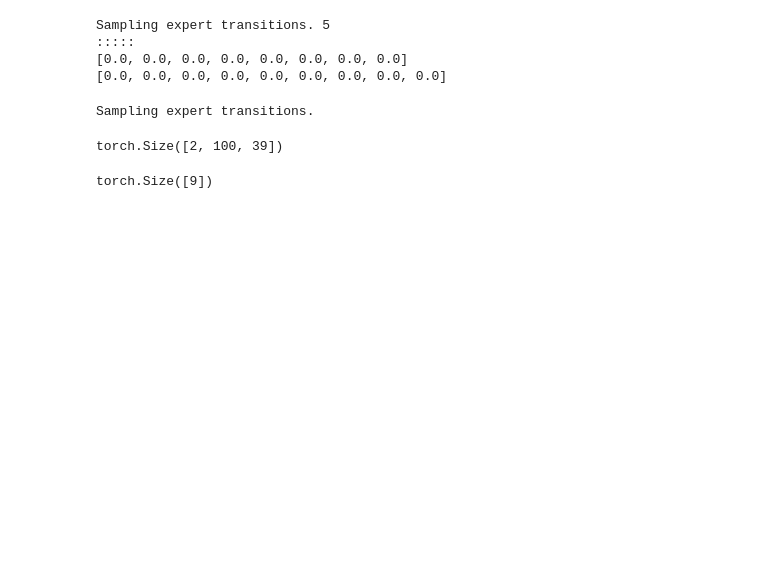
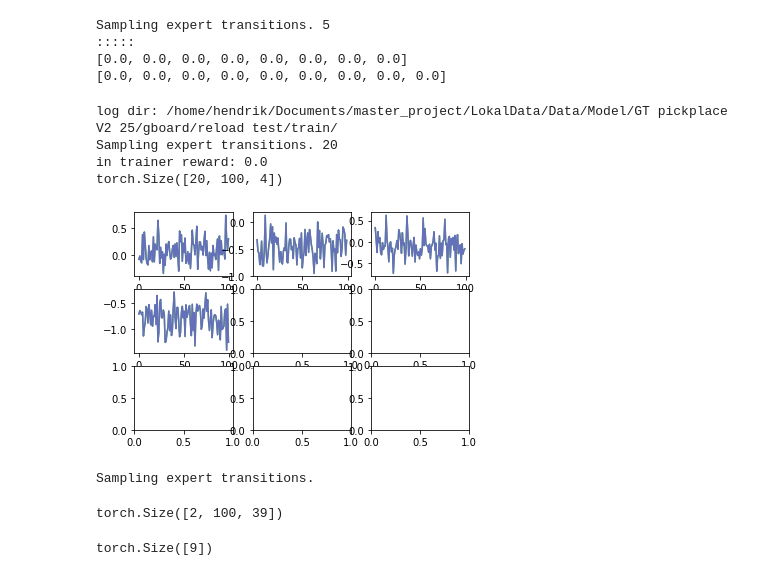
Before and after one commit to ReliableTree/metaworld, a Jupyter notebook: trainer_test.ipynb, the cells around one changed output. Cells and saved outputs as stored; diff of their text form; code cells hidden in the pictures; blank space fills up the shorter version.

```diff
--- a/trainer_test.ipynb
+++ b/trainer_test.ipynb
@@ -254,6 +227,25 @@ Sampling expert transitions. 5
 :::::
 [0.0, 0.0, 0.0, 0.0, 0.0, 0.0, 0.0, 0.0]
 [0.0, 0.0, 0.0, 0.0, 0.0, 0.0, 0.0, 0.0, 0.0]
+# %%
+r, t = benchmark_policy(
+    policy=ac.policy,
+    path='/home/hendrik/Documents/master_project/LokalData/Data/Model/GT pickplace V2 25/',
+    logname='reload test',
+    eval_epochs=20,
+    val_env=dv1,
+    stepid=1,
+    best_reward= -10,
+    new_epoch=new_epoch,
+    extractor=DummyExtractor(),
+    save_model=False
+    )
+# %% [output]
+log dir: /home/hendrik/Documents/master_project/LokalData/Data/Model/GT pickplace V2 25/gboard/reload test/train/
+Sampling expert transitions. 20
+in trainer reward: 0.0
+torch.Size([20, 100, 4])
+[figure, added]
 # %%
 trans = sample_expert_transitions(ac.policy)
 # %% [output]
```
Also changed, not shown: parts of 7 cells of this notebook, 3 other files.
